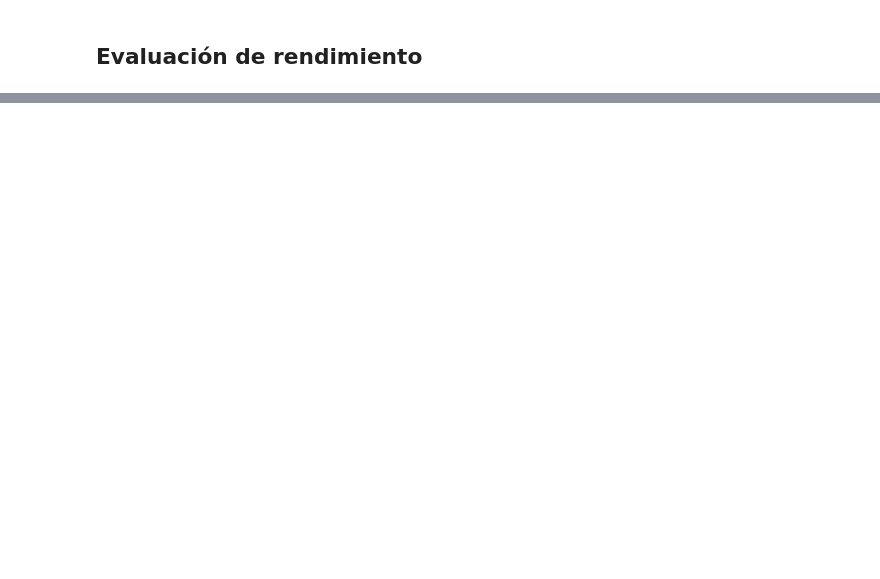
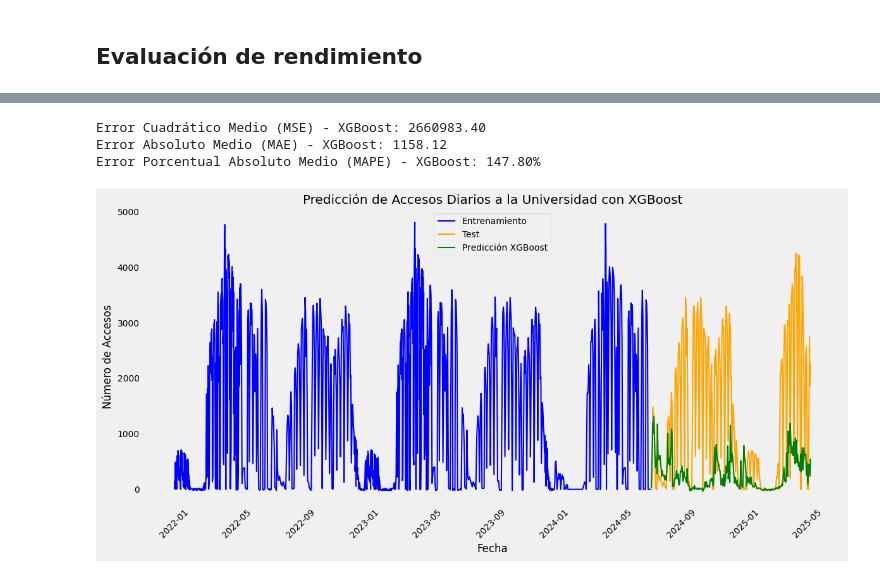
Before and after one commit to BrendanRubilar/IA_Library_Proyect, a Jupyter notebook: LibraryUseCopy.ipynb, the cells around one changed output, grey strips where cells are left out. Drawn from its saved outputs; the diff is of its cells as text; code cells hidden in the pictures; blank space fills up the shorter version.

Commit message:
xgboost

```diff
--- a/LibraryUseCopy.ipynb
+++ b/LibraryUseCopy.ipynb
@@ -204,8 +168,8 @@ train_Size = int(len(accesos_duplicados)*0.8)
 train = accesos_duplicados['Accesos'][:train_Size]
 test = accesos_duplicados['Accesos'][train_Size:]
 
-train_exog = accesos_duplicados[['Vacaciones']][:train_Size]
-test_exog = accesos_duplicados[['Vacaciones']][train_Size:]
+train_exog = accesos_duplicados[['Vacaciones', 'Dia_Semana', 'Día', 'Es_Sabado']][:train_Size]
+test_exog = accesos_duplicados[['Vacaciones', 'Dia_Semana', 'Día', 'Es_Sabado']][train_Size:]
 
 print(f"Train dates : {train.index.min()} --- {train.index.max()}  (n={len(train)})")
 print(f"Test dates  : {test.index.min()} --- {test.index.max()}  (n={len(test)})")
@@ -215,3 +179,9 @@ Test dates  : 952 --- 1189  (n=238)
+# %%
+accesos_duplicados = pd.read_excel("accesos_duplicados.xlsx")
+
+# Agregar columnas para identificar sábados y días de la semana
+accesos_duplicados['Es_Sabado'] = (accesos_duplicados['Fecha'].dt.weekday == 5).astype(int)  # 5 es sábado
+accesos_duplicados['Dia_Semana'] = accesos_duplicados['Fecha'].dt.weekday.apply(lambda x: 1 if x < 5 else 0)  # 0-4 son lunes a
 # %% [markdown]
 ## Escalar los datos
 # %%
@@ -322,0 +279,49 @@ Error Porcentual Absoluto Medio (MAPE): inf%
+# %%
+import xgboost as xgb
+from skforecast.recursive import ForecasterRecursive
+from sklearn.metrics import mean_squared_error, mean_absolute_error
+# Crear y entrenar el modelo con XGBoost
+forecaster_xgb = ForecasterRecursive(
+    regressor=xgb.XGBRegressor(
+        objective='reg:squarederror',  # Regresión con error cuadrático
+        n_estimators=100,             # Número de árboles
+        max_depth=15,                  # Profundidad máxima de los árboles
+        learning_rate=0.1,            # Tasa de aprendizaje
+        random_state=123              # Semilla para reproducibilidad
+    ),
+    lags=90  # Número de rezagos
+)
+
+# Entrenar el modelo
+forecaster_xgb.fit(y=train, exog=train_exog)
+
+# Predicción con el modelo XGBoost
+predicted_xgb = forecaster_xgb.predict(steps=len(test), exog=test_exog)
+
+# Evaluación del modelo XGBoost
+mse_xgb = mean_squared_error(test, predicted_xgb)
+mae_xgb = mean_absolute_error(test, predicted_xgb)
+mape_xgb = smape(test, predicted_xgb)
+
+print(f"Error Cuadrático Medio (MSE) - XGBoost: {mse_xgb:.2f}")
+print(f"Error Absoluto Medio (MAE) - XGBoost: {mae_xgb:.2f}")
+print(f"Error Porcentual Absoluto Medio (MAPE) - XGBoost: {mape_xgb:.2f}%")
+
+# Graficar resultados
+plt.figure(figsize=(12, 6))
+plt.plot(accesos_duplicados['Fecha'][:train_Size], train, label='Entrenamiento', color='blue')
+plt.plot(accesos_duplicados['Fecha'][train_Size:], test, label='Test', color='orange')
+plt.plot(accesos_duplicados['Fecha'][train_Size:], predicted_xgb, label='Predicción XGBoost', color='green')
+plt.title('Predicción de Accesos Diarios a la Universidad con XGBoost')
+plt.xlabel('Fecha')
+plt.ylabel('Número de Accesos')
+plt.xticks(rotation=45)
+plt.legend()
+plt.grid()
+plt.tight_layout()
+plt.show()
+# %% [output]
+Error Cuadrático Medio (MSE) - XGBoost: 2660983.40
+Error Absoluto Medio (MAE) - XGBoost: 1158.12
+Error Porcentual Absoluto Medio (MAPE) - XGBoost: 147.80%
+[figure, added]
```
Also changed, not shown: parts of 15 cells of this notebook.
